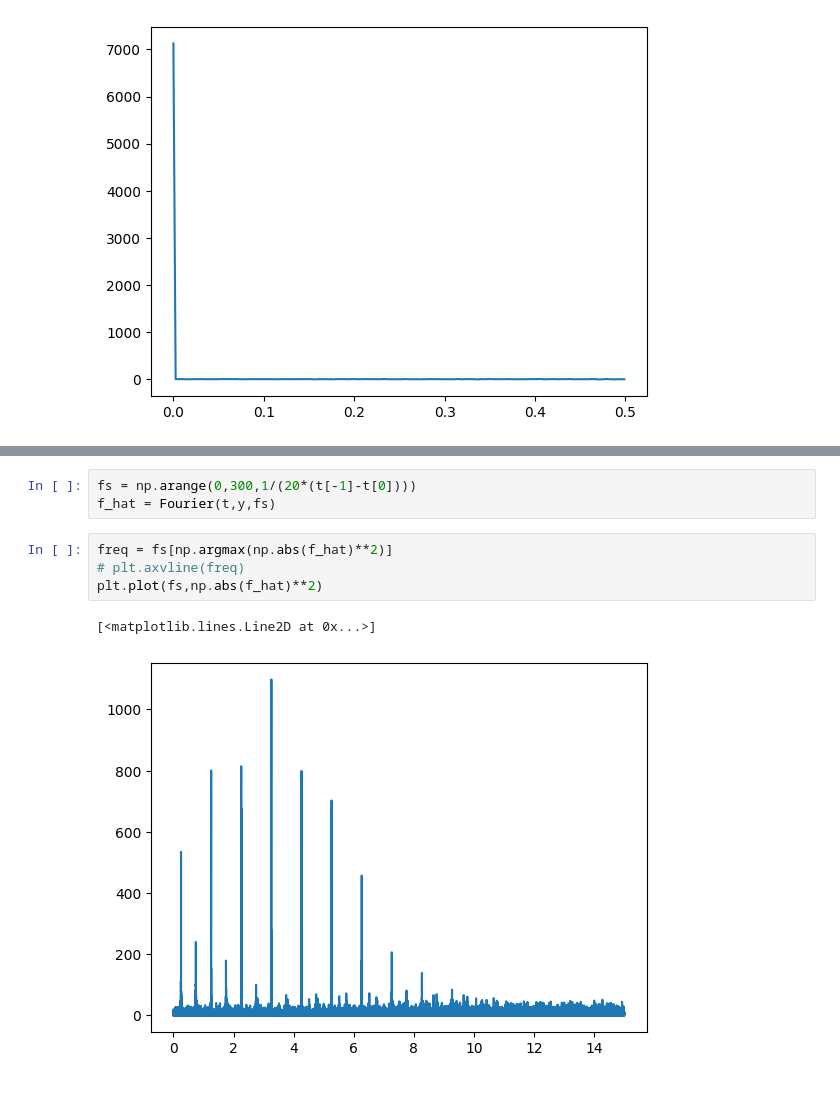
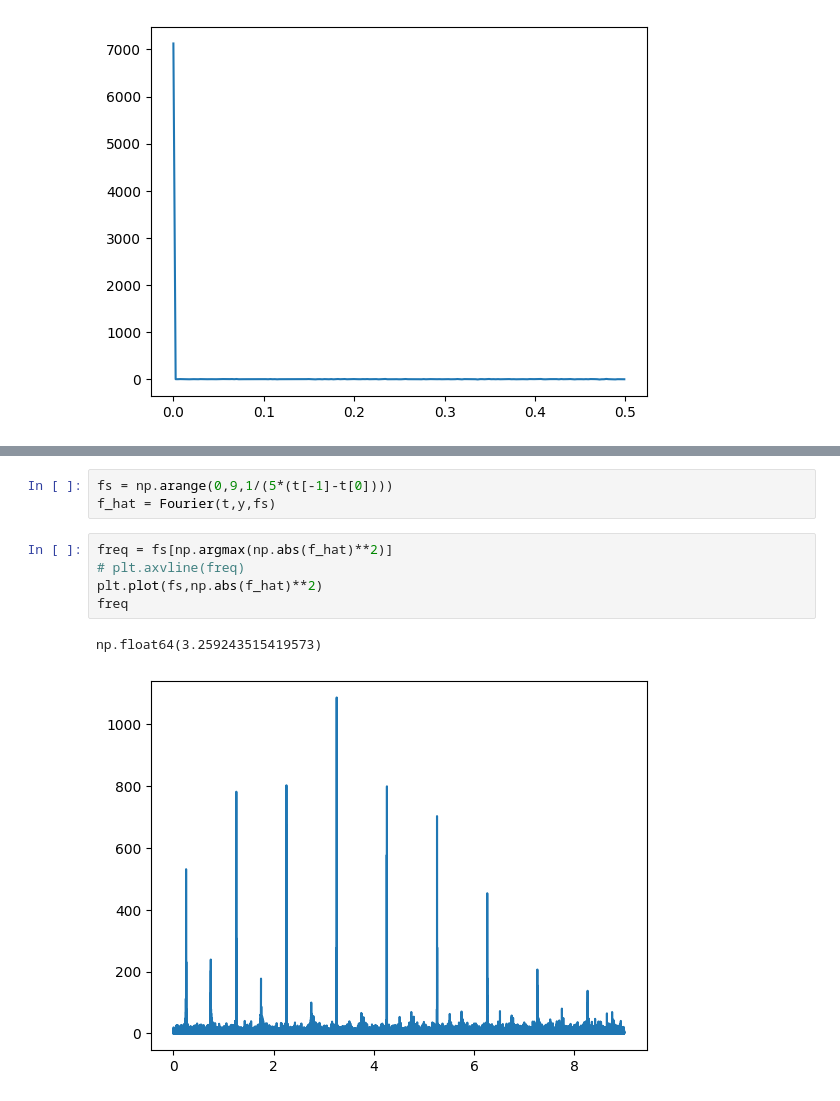
Before and after one commit to Munxi/metodosComp2, a Jupyter notebook: apuntes.ipynb, the cells around one changed output, grey strips where cells are left out. Saved outputs shown, nothing was run; the diff lists cells and outputs as text.

```diff
--- a/apuntes.ipynb
+++ b/apuntes.ipynb
@@ -208,13 +194,14 @@ array([-0.13044888,  0.04655112, -0.15944888, -0.17944888, -0.08244888,
 # %%
-fs = np.arange(0,300,1/(20*(t[-1]-t[0])))
+fs = np.arange(0,9,1/(5*(t[-1]-t[0])))
 f_hat = Fourier(t,y,fs)
 # %%
 freq = fs[np.argmax(np.abs(f_hat)**2)]
 # plt.axvline(freq)
 plt.plot(fs,np.abs(f_hat)**2)
+freq
 # %% [output]
-[<matplotlib.lines.Line2D at 0x...>]
+np.float64(3.259243515419573)
-[figure, old version]
+[figure, new version]
 # %%
 phi = np.mod(freq*t,1)
 plt.scatter(phi, y, s=5, alpha=0.5)
```
Also changed, not shown: parts of 4 cells of this notebook, 4 other files.
